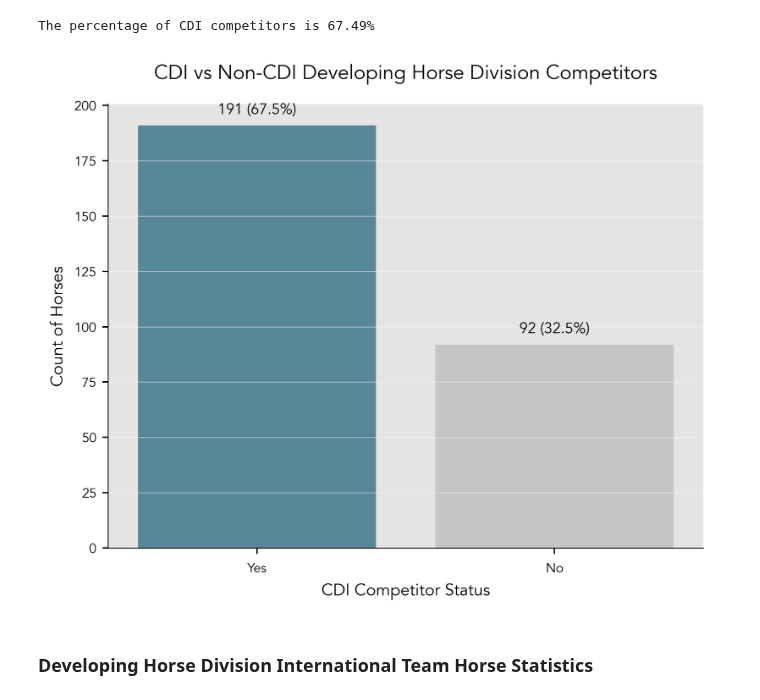
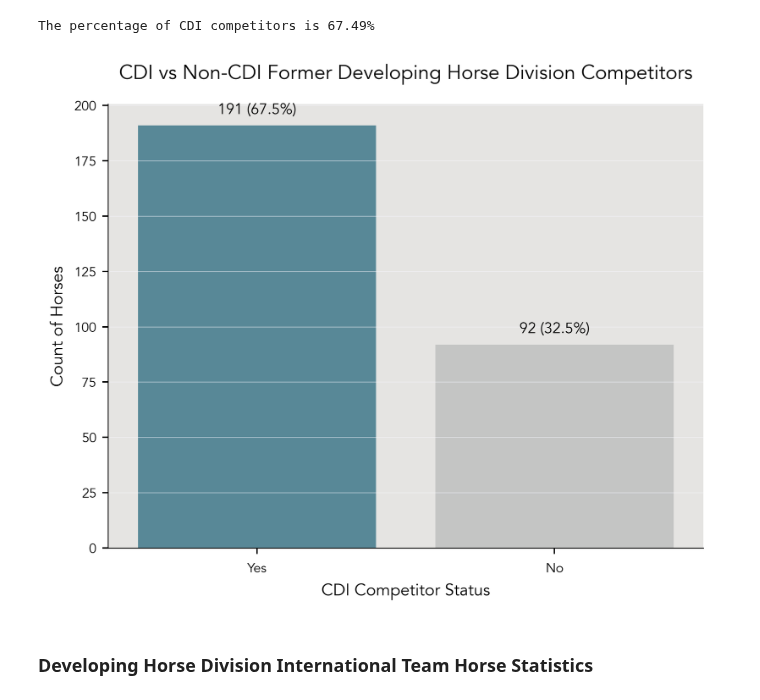
Before and after one commit to siobyrne/young-dressage-horse-program-analysis, a Jupyter notebook: developinghorse.ipynb, the cells around one changed output. Cells and saved outputs as stored; diff of their text form; code cells hidden in the pictures.

```diff
--- a/developinghorse.ipynb
+++ b/developinghorse.ipynb
@@ -103,29 +107,29 @@ The percentage of CDI competitors is 67.49%
 # %%
 #  create a countplot to visualize CDI vs non-CDI horse data
 
 # set options for countplot
 ax = sns.countplot(
    x = 'CDI Competitor',
    data = total_dev_horses,
    palette = ['#0d6a87', '#b7b8b8'],
    alpha = .7,
    order = total_dev_horses['CDI Competitor'].value_counts().index
 )
 
 # add annotation for count and percentage of CDI vs non-CDI
 for p in ax.patches:
     ax.annotate("{:0,.0f} ({:,.1f}%)".format(p.get_height(), p.get_height()*100/dev_horse_count), (p.get_x() + p.get_width()/2, p.get_height() + 3), ha = 'center', va = 'bottom', fontsize=9)
 
 # set title, xlabel, and ylabel
-plt.title('CDI vs Non-CDI Developing Horse Division Competitors')
+plt.title('CDI vs Non-CDI Former Developing Horse Division Competitors')
 plt.xlabel('CDI Competitor Status')
 plt.ylabel('Count of Horses')
 
 # save and show figure
 plt.savefig('images/dh-cdi-competitors.png')
 plt.show()
 # %% [output]
-[figure, old version]
+[figure, new version]
 # %% [markdown]
 ### Developing Horse Division International Team Horse Statistics
 # %%
```
Also changed, not shown: parts of 13 cells of this notebook, 13 other files.
